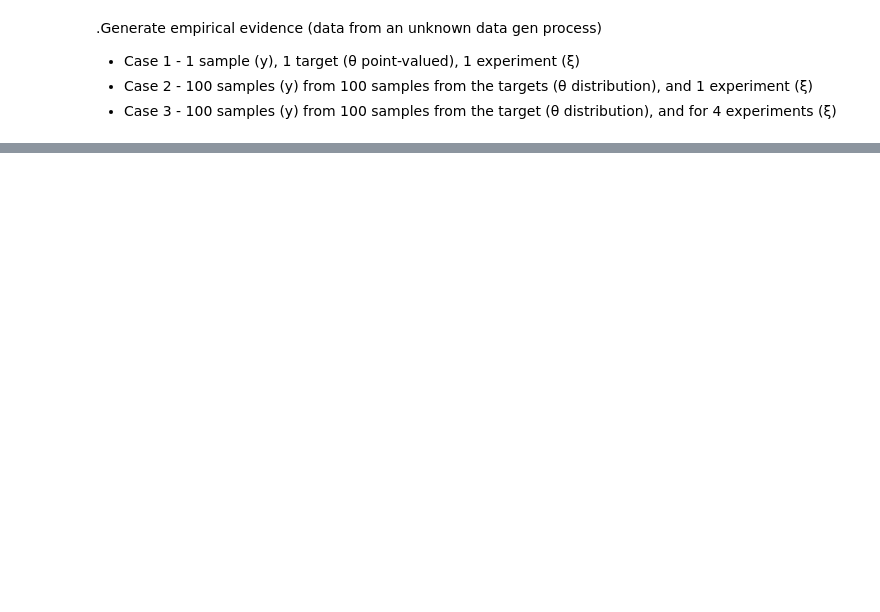
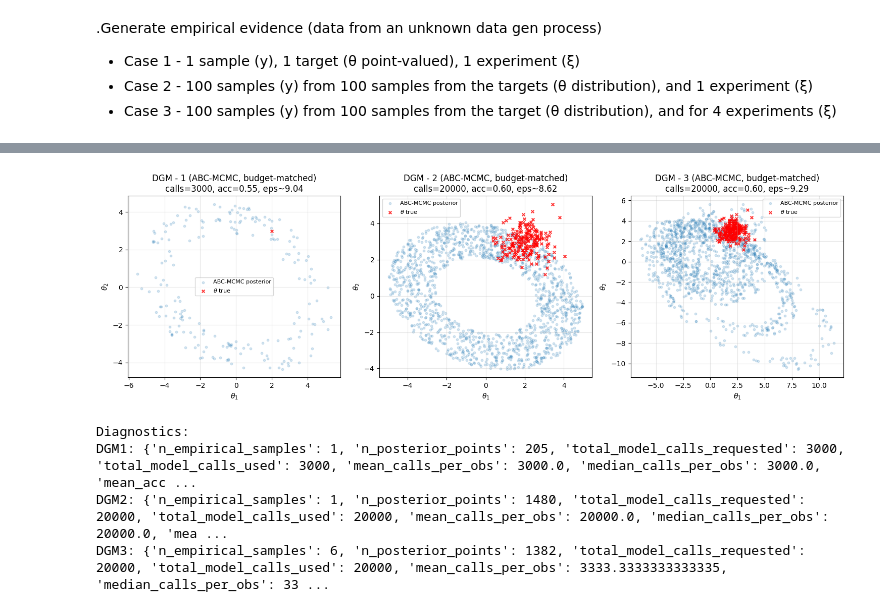
Before and after one commit to Roberock/KNNcalibrator, a Jupyter notebook: examples/knn_examples1_QuadraticFun_adaptive.ipynb, the cells around one changed output, grey strips where cells are left out. Cells and saved outputs as stored; diff of their text form; code cells hidden in the pictures; blank space fills up the shorter version.

```diff
--- a/examples/knn_examples1_QuadraticFun_adaptive.ipynb
+++ b/examples/knn_examples1_QuadraticFun_adaptive.ipynb
@@ -817,0 +1065,39 @@ weighted_mixture_kde(posterior_list, weights, true_theta=theta_true_c3)
+# %%
+fig, axes = plt.subplots(1, 3, figsize=(15, 4.8))
+
+cases = [
+    ("DGM - 1 (ABC-MCMC, budget-matched)", post_c1, truth_c1, info_c1),
+    ("DGM - 2 (ABC-MCMC, budget-matched)", post_c2, truth_c2, info_c2),
+    ("DGM - 3 (ABC-MCMC, budget-matched)", post_c3, truth_c3, info_c3),
+]
+
+for ax, (title, post, truth, info) in zip(axes, cases):
+    ax.scatter(post[:, 0], post[:, 1], s=10, alpha=0.18, color="tab:blue", label="ABC-MCMC posterior")
+    if truth is not None:
+        truth = np.atleast_2d(truth)
+        ax.scatter(truth[:, 0], truth[:, 1], s=16, c="red", marker="x", alpha=0.8, label=r"$\theta$ true")
+
+    ax.set_title(
+        f"{title}\n"
+        f"calls={info['total_model_calls_used']}, "
+        f"acc={info['mean_acceptance']:.2f}, "
+        f"eps~{info['median_epsilon']:.3g}"
+    )
+    ax.set_xlabel(r"$\theta_1$")
+    ax.set_ylabel(r"$\theta_2$")
+    ax.grid(True, alpha=0.3)
+    ax.legend(loc="best", fontsize=8)
+
+plt.tight_layout()
+plt.show()
+
+print("\nDiagnostics:")
+print("DGM1:", info_c1)
+print("DGM2:", info_c2)
+print("DGM3:", info_c3)
+# %% [output]
+[figure, added]
+Diagnostics:
+DGM1: {'n_empirical_samples': 1, 'n_posterior_points': 205, 'total_model_calls_requested': 3000, 'total_model_calls_used': 3000, 'mean_calls_per_obs': 3000.0, 'median_calls_per_obs': 3000.0, 'mean_acc ...
+DGM2: {'n_empirical_samples': 1, 'n_posterior_points': 1480, 'total_model_calls_requested': 20000, 'total_model_calls_used': 20000, 'mean_calls_per_obs': 20000.0, 'median_calls_per_obs': 20000.0, 'mea ...
+DGM3: {'n_empirical_samples': 6, 'n_posterior_points': 1382, 'total_model_calls_requested': 20000, 'total_model_calls_used': 20000, 'mean_calls_per_obs': 3333.3333333333335, 'median_calls_per_obs': 33 ...
```
Also changed, not shown: parts of 15 cells of this notebook, 7 other files.
